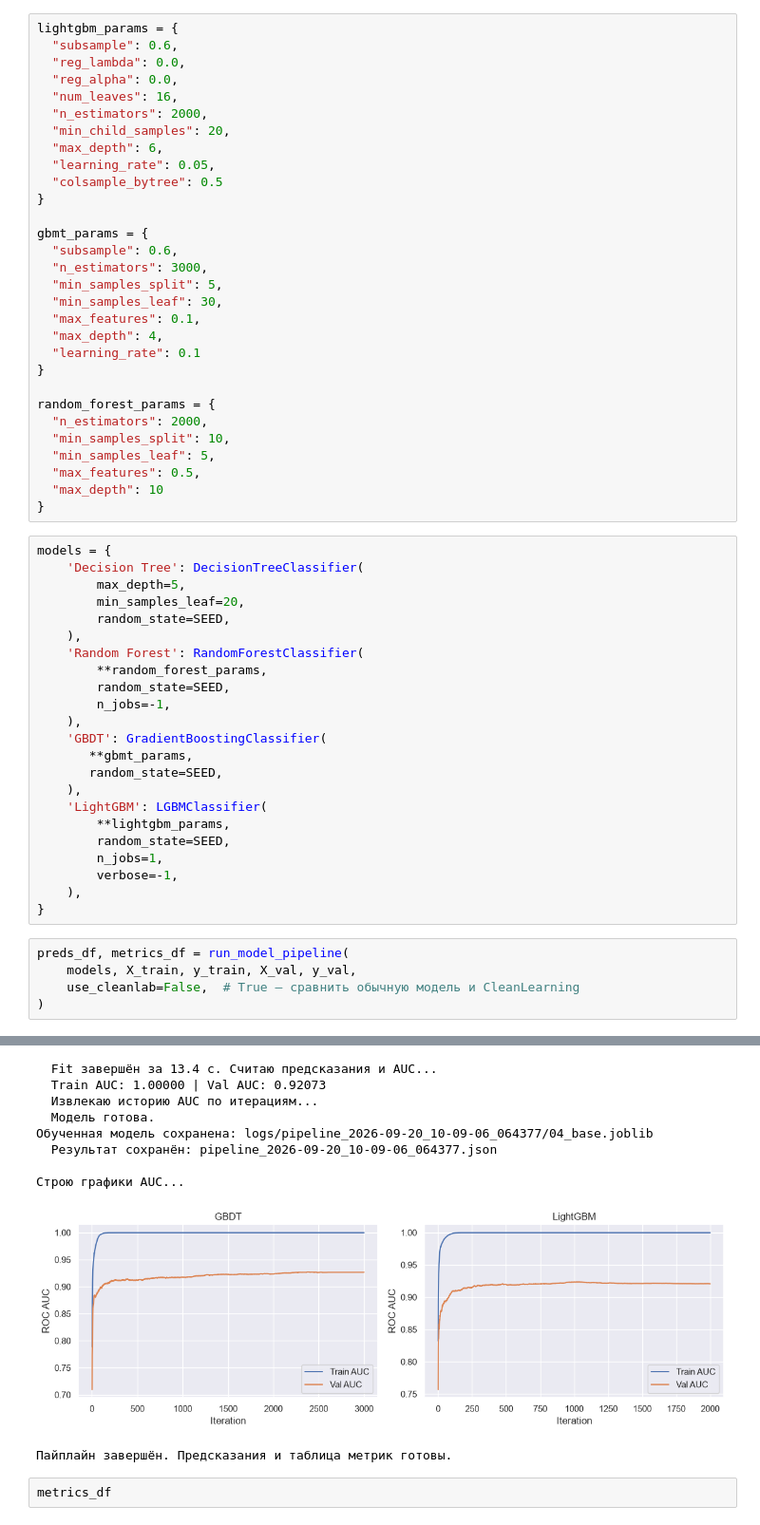
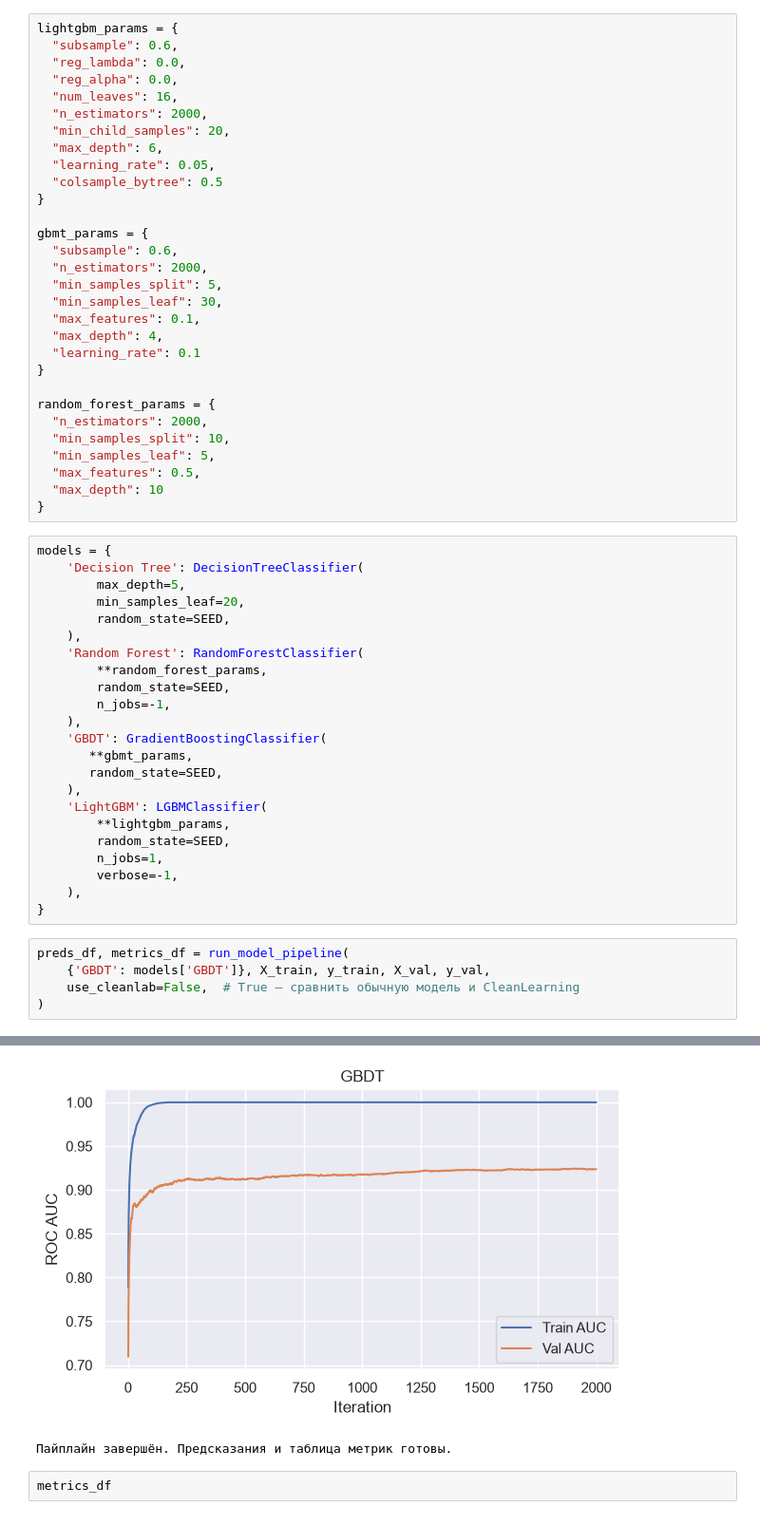
Before and after one commit to revlze/sbmt_kaggle, a Jupyter notebook: main.ipynb, the cells around one changed output, grey strips where cells are left out. Shown at 95% size. Saved outputs shown, nothing was run; the diff lists cells and outputs as text.

```diff
--- a/main.ipynb
+++ b/main.ipynb
@@ -496,7 +496,7 @@ lightgbm_params = {
 
 gbmt_params = {
   "subsample": 0.6,
-  "n_estimators": 3000,
+  "n_estimators": 2000,
   "min_samples_split": 5,
   "min_samples_leaf": 30,
   "max_features": 0.1,
@@ -536,7 +536,7 @@ models = {
 }
 # %%
 preds_df, metrics_df = run_model_pipeline(
-    models, X_train, y_train, X_val, y_val,
+    {'GBDT': models['GBDT']}, X_train, y_train, X_val, y_val,
     use_cleanlab=False,  # True — сравнить обычную модель и CleanLearning
 )
 # %% [output]
@@ -560,13 +557,5 @@ preds_df, metrics_df = run_model_pipeline(
+[figure, new version]
-  Fit завершён за 13.4 с. Считаю предсказания и AUC...
-  Train AUC: 1.00000 | Val AUC: 0.92073
-  Извлекаю историю AUC по итерациям...
-  Модель готова.
-Обученная модель сохранена: logs/pipeline_2026-09-20_10-09-06_064377/04_base.joblib
-  Результат сохранён: pipeline_2026-09-20_10-09-06_064377.json
-
-Строю графики AUC...
+Пайплайн завершён. Предсказания и таблица метрик готовы.
-[figure, old version]
-Пайплайн завершён. Предсказания и таблица метрик готовы.
 # %%
 metrics_df
 # %% [output]
```
Also changed, not shown: parts of 6 cells of this notebook.
